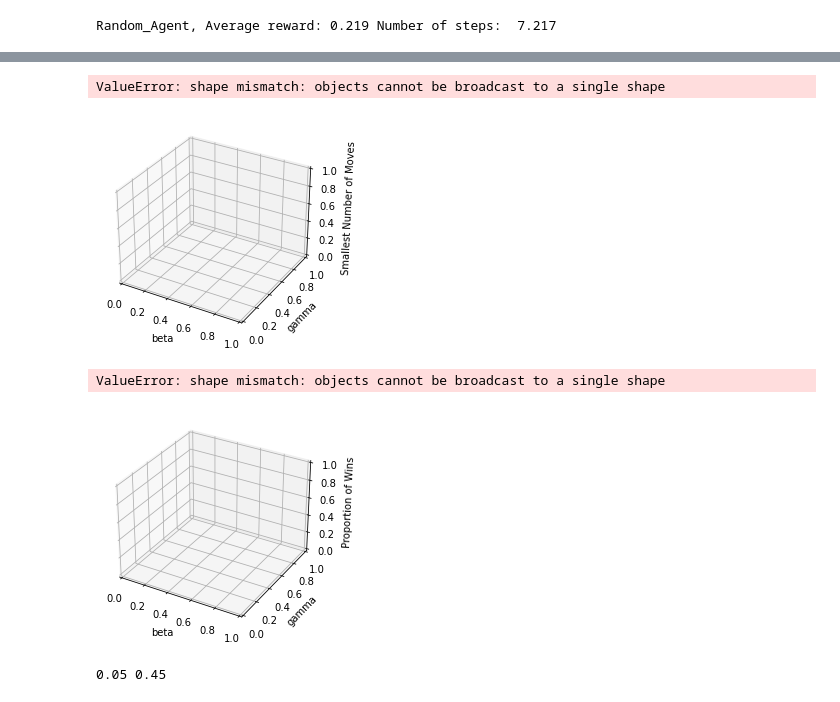
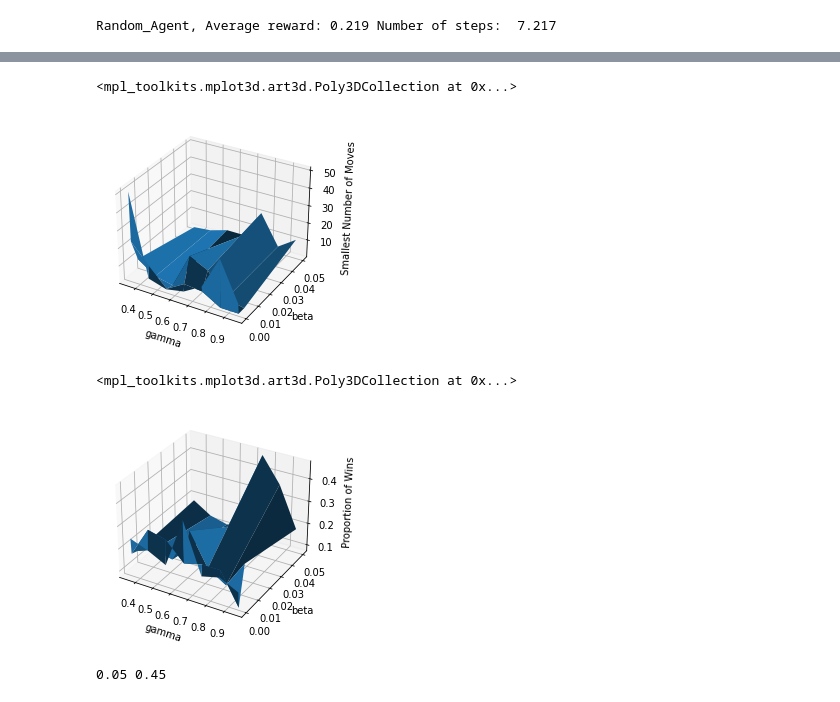
Before and after one commit to guandaz24/Reinforcement-Learning, a Jupyter notebook: SARSA-parameter-tuning.ipynb, the cells around one changed output, grey strips where cells are left out. Saved outputs shown, nothing was run; the diff lists cells and outputs as text; code cells hidden in the pictures.

```diff
--- a/SARSA-parameter-tuning.ipynb
+++ b/SARSA-parameter-tuning.ipynb
@@ -337,32 +337,32 @@ fig = plt.figure()
 ax = plt.axes(projection='3d')
 
 # create meshgrid
-betas, gammas = np.meshgrid(beta, gamma)
+gammas, betas = np.meshgrid(gamma, beta)
 
 # plot
-ax.set_xlabel('beta')
-ax.set_ylabel('gamma')
+ax.set_xlabel('gamma')
+ax.set_ylabel('beta')
 ax.set_zlabel('Smallest Number of Moves')
-ax.plot_surface(betas, gammas, min_N_moves_save)
+ax.plot_surface(gammas, betas, min_N_moves_save)
 # %% [output]
-ValueError: shape mismatch: objects cannot be broadcast to a single shape
+<mpl_toolkits.mplot3d.art3d.Poly3DCollection at 0x...>
-[figure, old version]
+[figure, new version]
 # %%
 # Initialize 3d figure
 fig = plt.figure()
 ax = plt.axes(projection='3d')
 
 # create meshgrid
-betas, gammas = np.meshgrid(beta, gamma)
+gammas, betas = np.meshgrid(gamma, beta)
 
 # plot
-ax.set_xlabel('beta')
-ax.set_ylabel('gamma')
+ax.set_xlabel('gamma')
+ax.set_ylabel('beta')
 ax.set_zlabel('Proportion of Wins')
-ax.plot_surface(betas, gammas, proportion_wins_save)
+ax.plot_surface(gammas, betas, proportion_wins_save)
 # %% [output]
-ValueError: shape mismatch: objects cannot be broadcast to a single shape
+<mpl_toolkits.mplot3d.art3d.Poly3DCollection at 0x...>
-[figure, old version]
+[figure, new version]
 # %%
 # Parameters that produced the greatest rewards are potential optimal parameters
 best_beta_candidates = np.argmax(max_R_save, axis=0)
```
Also changed, not shown: parts of 4 cells of this notebook, 1 other file.
